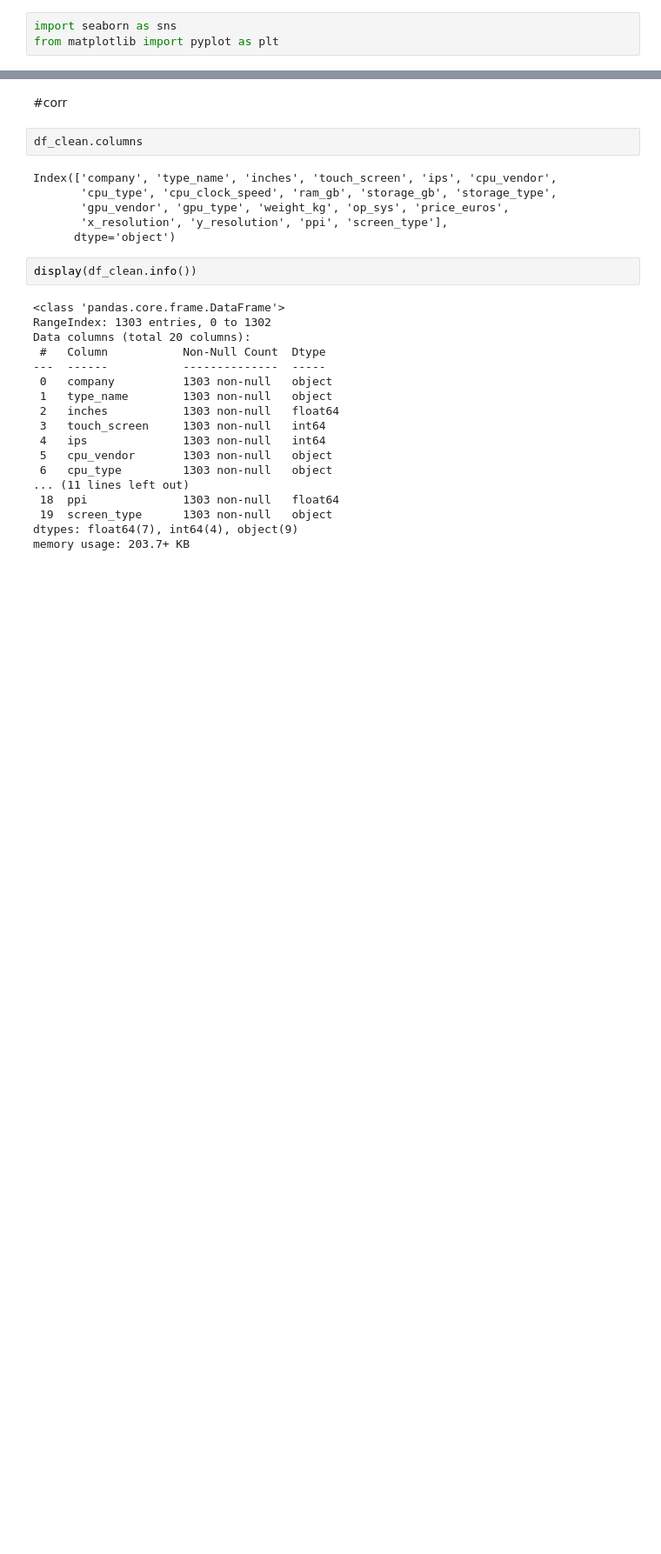
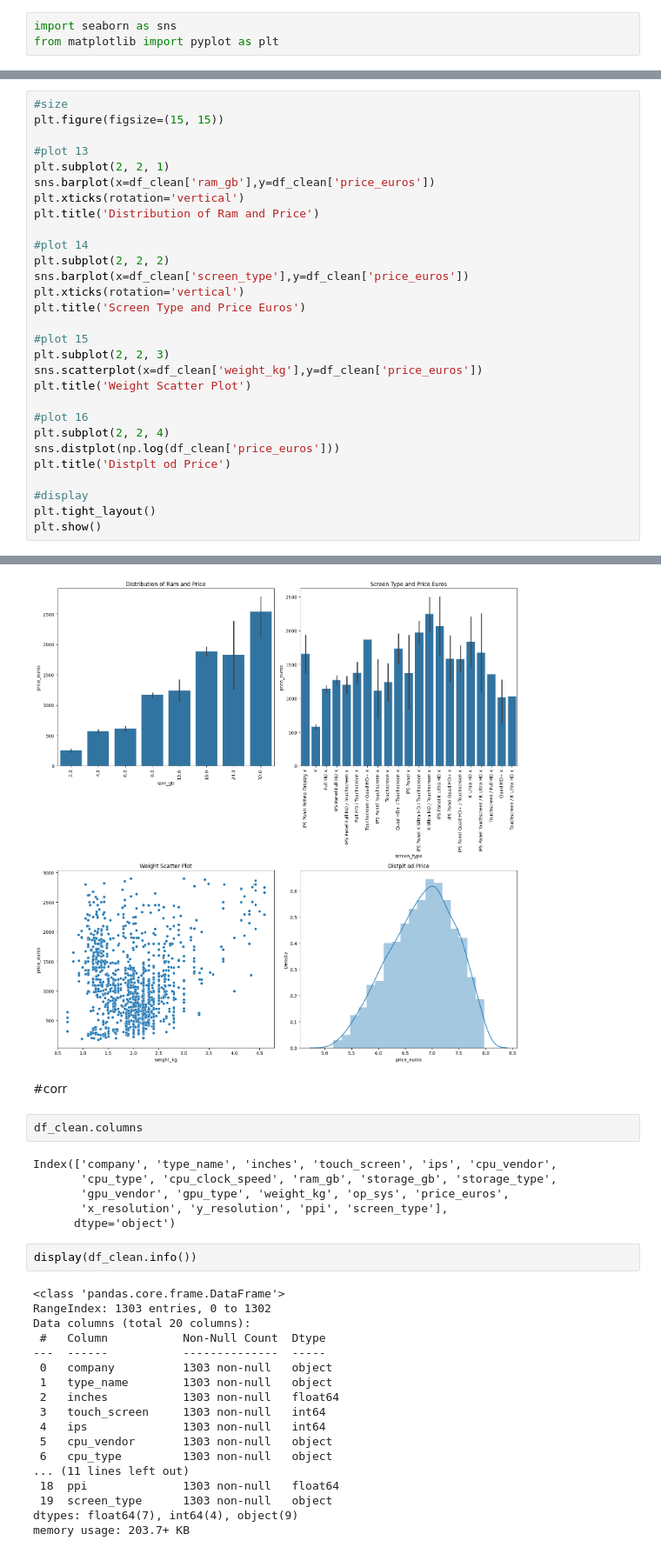
Before and after one commit to TSZJHLR/Machine_Learning-and-Parallel_Computing_with_Python-in-Colaboratory, a Jupyter notebook: laptop_price_prediction.ipynb, the cells around one changed output, grey strips where cells are left out. Shown at 87% size. Cells and saved outputs as stored; diff of their text form; blank space fills up the shorter version.

```diff
--- a/laptop_price_prediction.ipynb
+++ b/laptop_price_prediction.ipynb
@@ -505,0 +489,30 @@ https://gist.github.com/mwaskom/de44147ed2974457ad6372750bbe5751
+# %%
+#size
+plt.figure(figsize=(15, 15))
+
+#plot 13
+plt.subplot(2, 2, 1)
+sns.barplot(x=df_clean['ram_gb'],y=df_clean['price_euros'])
+plt.xticks(rotation='vertical')
+plt.title('Distribution of Ram and Price')
+
+#plot 14
+plt.subplot(2, 2, 2)
+sns.barplot(x=df_clean['screen_type'],y=df_clean['price_euros'])
+plt.xticks(rotation='vertical')
+plt.title('Screen Type and Price Euros')
+
+#plot 15
+plt.subplot(2, 2, 3)
+sns.scatterplot(x=df_clean['weight_kg'],y=df_clean['price_euros'])
+plt.title('Weight Scatter Plot')
+
+#plot 16
+plt.subplot(2, 2, 4)
+sns.distplot(np.log(df_clean['price_euros']))
+plt.title('Distplt od Price')
+
+#display
+plt.tight_layout()
+plt.show()
+# %% [output]
@@ -506,3 +528,4 @@ https://gist.github.com/mwaskom/de44147ed2974457ad6372750bbe5751
+[figure, added]
 # %% [markdown]
 #corr
 # %%
```
Also changed, not shown: parts of 42 cells of this notebook.
